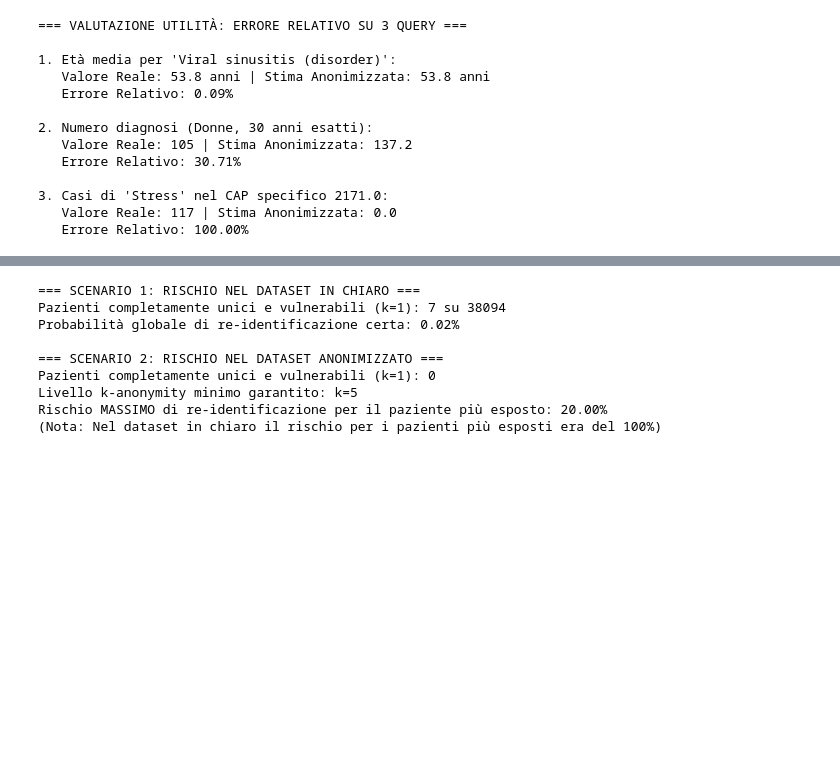
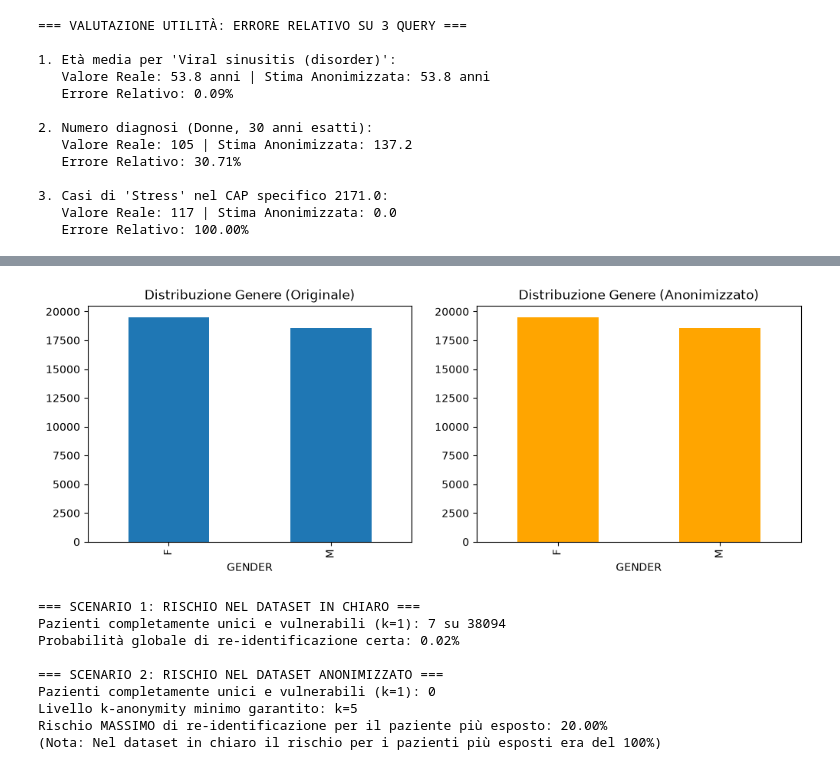
Before and after one commit to MarcoGaldi22/Tirocinio, a Jupyter notebook: Synthea.ipynb, the cells around one changed output, grey strips where cells are left out. Drawn from its saved outputs; the diff is of its cells as text; code cells hidden in the pictures; blank space fills up the shorter version.

```diff
--- a/Synthea.ipynb
+++ b/Synthea.ipynb
@@ -154,0 +95,9 @@ IL NUOVO LIVELLO DI K-ANONYMITY ATTUALE È: k = 5
+# %%
+# Caricamento dati grezzi
+df_patients_raw = pd.read_csv('patients.csv')
+
+# Esecuzione della pipeline (es. fasce di 20 anni, 2 cifre per il CAP)
+df_protetto = pipeline_anonimizzazione(df_patients_raw, fascia_eta=20, cifre_cap=2)
+
+# Generazione del report
+k_val, classi_rischio = report_k_anonymity(df_protetto)
@@ -155,15 +120,12 @@ IL NUOVO LIVELLO DI K-ANONYMITY ATTUALE È: k = 5
 # %%
 # 1. Carichiamo i dati sensibili: le condizioni mediche
-# Assicurati di avere il file 'conditions.csv' nella stessa cartella
 df_conditions = pd.read_csv('conditions.csv')
 
 # 2. Uniamo (Merge) i due dataset
-# Nel file patients la colonna è 'Id', nel file conditions la colonna è 'PATIENT'
-df_merged = pd.merge(df_patients, df_conditions, left_on='Id', right_on='PATIENT', how='inner')
+# Usiamo direttamente 'df_protetto', il dataset sicuro generato dalla nostra pipeline!
+df_merged = pd.merge(df_protetto, df_conditions, left_on='Id', right_on='PATIENT', how='inner')
 
 # 3. IL TOCCO FINALE DI SICUREZZA: Rimuoviamo gli ID di sistema in chiaro!
-# L'unico identificativo che ci serve per tenere traccia dello stesso paziente
-# nel tempo è il nostro SSN_HASHED.
 colonne_da_rimuovere_finali = ['Id', 'PATIENT']
 df_final_secure = df_merged.drop(columns=colonne_da_rimuovere_finali)
 
@@ -189,6 +151,8 @@ Part-time employment (finding)    105
 Name: count, dtype: int64
 # %%
 import numpy as np
+import datetime
+anno_corrente = datetime.datetime.now().year
 
 # 1. Ricarichiamo i dati originali "in chiaro" come Ground Truth per fare il confronto
 df_raw_patients = pd.read_csv('patients.csv')
@@ -199,8 +163,11 @@ df_raw_merged = pd.merge(df_raw_patients, df_conditions, left_on='Id', right_on=
 # Prepariamo il dataset anonimo calcolando il "Punto Medio" della fascia d'età per le stime
 def get_midpoint(age_group):
     if age_group == "Sconosciuta": return np.nan
-    parts = age_group.split('-')
-    return (int(parts[0]) + int(parts[1])) / 2
+    try:
+        parts = age_group.split('-')
+        return (int(parts[0]) + int(parts[1])) / 2
+    except:
+        return np.nan
 
 df_final_secure['AGE_MIDPOINT'] = df_final_secure['AGE_GROUP'].apply(get_midpoint)
 
@@ -217,8 +184,6 @@ print(f"   Errore Relativo: {err_rel_1:.2%}")
 
 # --- QUERY 2: Numero di diagnosi per donne di *esattamente* 30 anni ---
 vero_count_30F = len(df_raw_merged[(df_raw_merged['AGE'] == 30) & (df_raw_merged['GENDER'] == 'F')])
-# Poiché abbiamo solo la fascia 20-39 (lunga 20 anni), assumiamo una distribuzione uniforme
-# e dividiamo il totale della fascia per 20.
 count_20_39_F = len(df_final_secure[(df_final_secure['AGE_GROUP'] == '20-39') & (df_final_secure['GENDER'] == 'F')])
 stima_count_30F = count_20_39_F / 20
 err_rel_2 = abs(vero_count_30F - stima_count_30F) / vero_count_30F if vero_count_30F > 0 else 0
@@ -227,15 +192,12 @@ print(f"   Valore Reale: {vero_count_30F} | Stima Anonimizzata: {stima_count_30F
 print(f"   Errore Relativo: {err_rel_2:.2%}")
 
 # --- QUERY 3: Casi di 'Stress' in una zona specifica ---
-# Troviamo il CAP (ZIP) più frequente nel dataset reale
 cap_frequente = df_raw_merged['ZIP'].value_counts().idxmax()
 vero_stress_cap = len(df_raw_merged[(df_raw_merged['ZIP'] == cap_frequente) & (df_raw_merged['DESCRIPTION'] == 'Stress (finding)')])
 
-# Nel dataset anonimo abbiamo solo le prime due cifre (es. '02***').
 cap_anonimo_target = str(int(cap_frequente)).zfill(5)[:2] + "***"
 stress_area_anon = len(df_final_secure[(df_final_secure['ZIP_GROUP'] == cap_anonimo_target) & (df_final_secure['DESCRIPTION'] == 'Stress (finding)')])
 
-# Stimiamo dividendo i casi dell'area per il numero di CAP unici originali in quell'area
 num_cap_unici = df_raw_merged[df_raw_merged['ZIP'].astype(str).str.zfill(5).str.startswith(cap_anonimo_target[:2])]['ZIP'].nunique()
 stima_stress_cap = stress_area_anon / num_cap_unici if num_cap_unici > 0 else 0
 err_rel_3 = abs(vero_stress_cap - stima_stress_cap) / vero_stress_cap if vero_stress_cap > 0 else 0
@@ -260,3 +289,13 @@ print(f"   Errore Relativo: {err_rel_3:.2%}")
+# %%
+# Grafico di confronto
+fig, ax = plt.subplots(1, 2, figsize=(12, 4))
+
+df_raw_merged['GENDER'].value_counts().plot(kind='bar', ax=ax[0], title="Distribuzione Genere (Originale)")
+df_final_secure['GENDER'].value_counts().plot(kind='bar', ax=ax[1], title="Distribuzione Genere (Anonimizzato)", color='orange')
+
+plt.show()
+# %% [output]
+[figure, added]
 # %%
 # FASE 4: Simulazione Rischio di Re-identificazione
 
```
Also changed, not shown: parts of 8 cells of this notebook.
